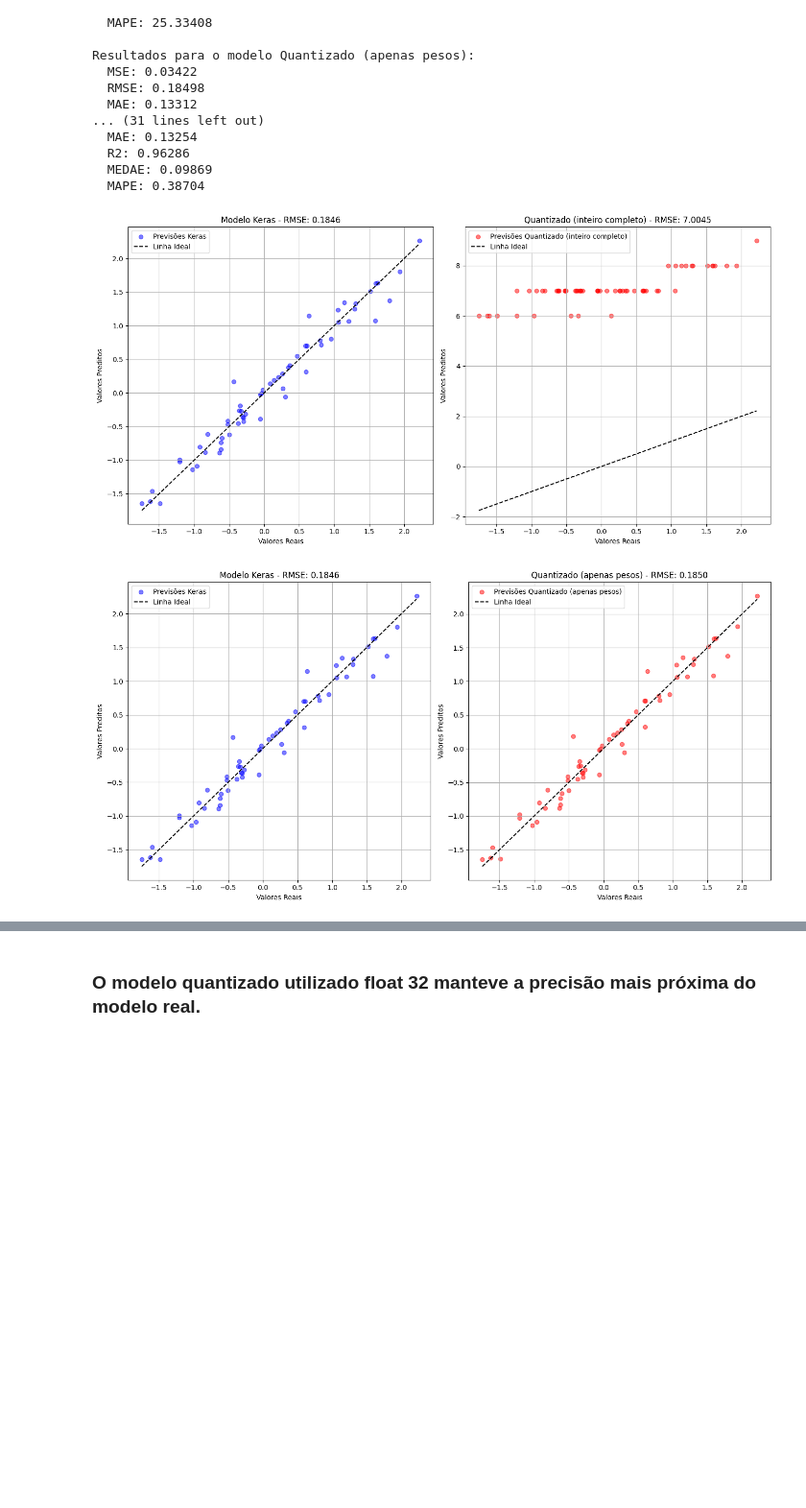
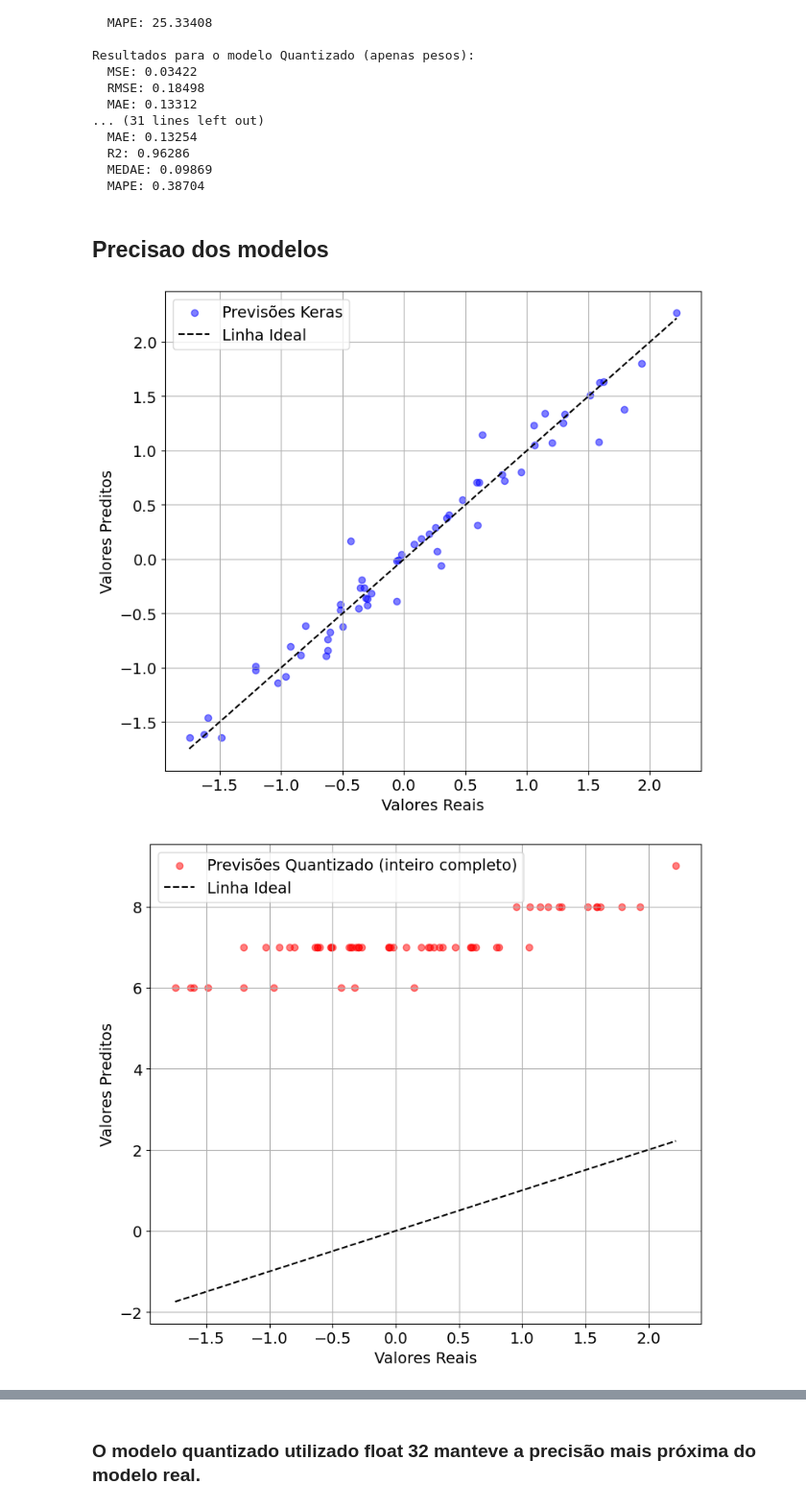
Before and after one commit to Tayco110/tcc, a Jupyter notebook: python_model/src/benchmark.ipynb, the cells around one changed output, grey strips where cells are left out. Shown at 96% size. Cells and saved outputs as stored; diff of their text form; code cells hidden in the pictures; blank space fills up the shorter version.

```diff
--- a/python_model/src/benchmark.ipynb
+++ b/python_model/src/benchmark.ipynb
@@ -55,18 +55,3 @@ model_sizes
  'Quantizado (float 16)': 20176,
  'Quantizado (float32)': 36676,
  'Modelo Keras': 137112}
-# %%
-data = pd.DataFrame(list(model_sizes.items()), columns=['Model', 'Size (KB)'])
-data['Size (MB)'] = data['Size (KB)'] / 1024
-data['Reduction (%)'] = 100 - (data['Size (MB)'] / data['Size (MB)'].iloc[-1] * 100)
-
-plt.figure(figsize=(10, 6))
-size_plot = sns.barplot(x='Size (MB)', y='Model', data=data, palette='mako')
-plt.title('Comparativo entre os modelos(tamanho)')
-plt.xlabel('Tamanho dos modelos em MB')
-plt.grid(True, which='both', linestyle='--', linewidth=0.5)
-
-for index, value in enumerate(data['Size (MB)']):
-    plt.text(value + 0.5, index, f"{data['Reduction (%)'][index]:.2f}%", va='center')
-
-plt.show()
@@ -250,34 +331,34 @@ Resultados para o modelo Quantizado (apenas pesos):
   R2: 0.96286
   MEDAE: 0.09869
   MAPE: 0.38704
+# %% [markdown]
+## Precisao dos modelos
 # %%
+# Supondo que 'predictions_dict' e 'y_test' estejam definidos
 model_names = [name for name in predictions_dict if 'Quantizado' in name]
 
+# Gráfico para o modelo Keras primeiro
+plt.figure(figsize=(8, 7))
+plt.scatter(y_test, predictions_dict['Keras'], color='blue', alpha=0.5, label='Previsões Keras')
+plt.plot([min(y_test), max(y_test)], [min(y_test), max(y_test)], 'k--', label='Linha Ideal')
+plt.xlabel('Valores Reais')
+plt.ylabel('Valores Preditos')
+plt.grid(True)
+plt.legend()
+plt.tight_layout()
+plt.show()
+
+# Agora, gerar gráficos para cada modelo quantizado, individualmente
 for name in model_names:
-    plt.figure(figsize=(14, 7))
-
-    # Gráfico para o modelo Keras
-    plt.subplot(1, 2, 1)
-    plt.scatter(y_test, predictions_dict['Keras'], color='blue', alpha=0.5, label='Previsões Keras')
+    plt.figure(figsize=(8, 7))
+    plt.scatter(y_test, predictions_dict[name], color='red', alpha=0.5, label=f'Previsões {name}')
     plt.plot([min(y_test), max(y_test)], [min(y_test), max(y_test)], 'k--', label='Linha Ideal')
-    plt.title(f'Modelo Keras - RMSE: {metrics_dict["Keras"]["RMSE"]:.4f}')
     plt.xlabel('Valores Reais')
     plt.ylabel('Valores Preditos')
-    plt.grid()
+    plt.grid(True)
     plt.legend()
-
-    # Gráfico para o modelo quantizado atual
-    plt.subplot(1, 2, 2)
-    plt.scatter(y_test, predictions_dict[name], color='red', alpha=0.5, label=f'Previsões {name}')
-    plt.plot([min(y_test), max(y_test)], [min(y_test), max(y_test)], 'k--', label='Linha Ideal')
-    plt.title(f'{name} - RMSE: {metrics_dict[name]["RMSE"]:.4f}')
-    plt.xlabel('Valores Reais')
-    plt.ylabel('Valores Preditos')
-    plt.grid()
-    plt.legend()
-
     plt.tight_layout()
     plt.show()
 # %% [output]
-[figure, old version]
+[figure, new version]
-[figure, old version]
+[figure, new version]
```
Also changed, not shown: parts of 8 cells of this notebook, 26 other files.
